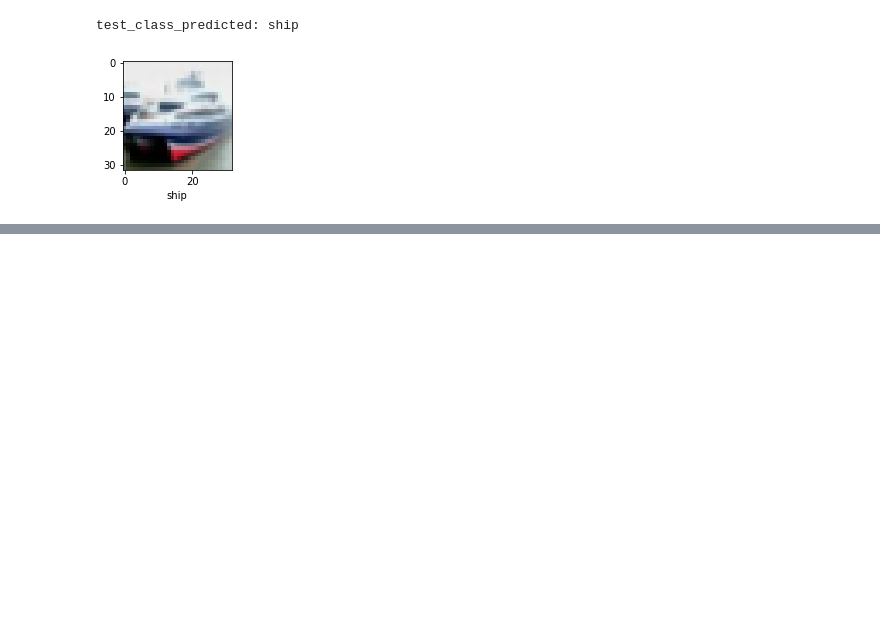
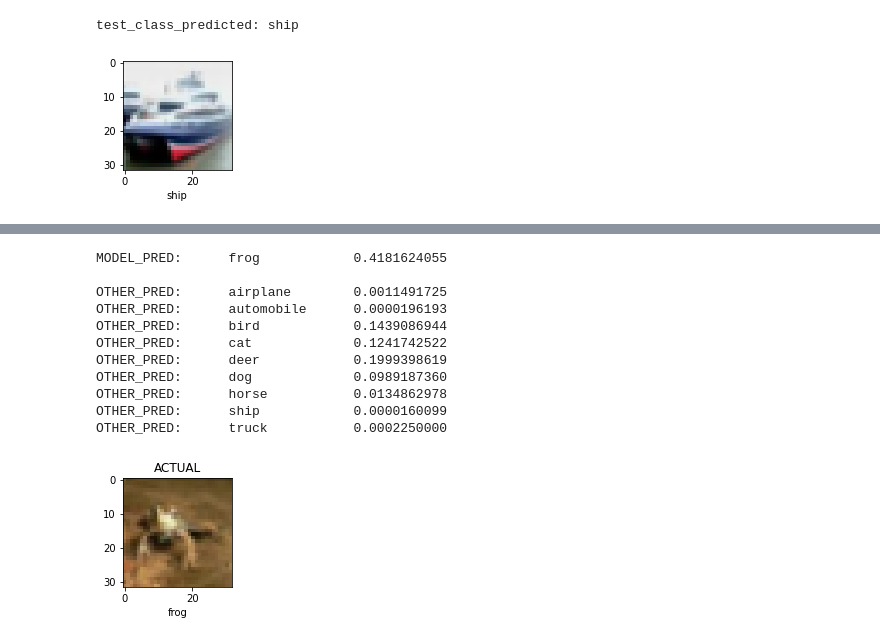
Before and after one commit to hpuma/CNN_CIFAR_FINAL, a Jupyter notebook: Henry_Puma_CSC44700_CIFAR10_CNN.ipynb, the cells around one changed output, grey strips where cells are left out. Cells and saved outputs as stored; diff of their text form; code cells hidden in the pictures; blank space fills up the shorter version.

```diff
--- a/Henry_Puma_CSC44700_CIFAR10_CNN.ipynb
+++ b/Henry_Puma_CSC44700_CIFAR10_CNN.ipynb
@@ -208,0 +220,15 @@ OTHER_PREDICTION:        automobile     0.9199362
+# %%
+test_value()
+# %% [output]
+MODEL_PRED:      frog            0.4181624055
+
+OTHER_PRED:      airplane        0.0011491725
+OTHER_PRED:      automobile      0.0000196193
+OTHER_PRED:      bird            0.1439086944
+OTHER_PRED:      cat             0.1241742522
+OTHER_PRED:      deer            0.1999398619
+OTHER_PRED:      dog             0.0989187360
+OTHER_PRED:      horse           0.0134862978
+OTHER_PRED:      ship            0.0000160099
+OTHER_PRED:      truck           0.0002250000
+[figure, added]
```
Also changed, not shown: parts of 7 cells of this notebook.
